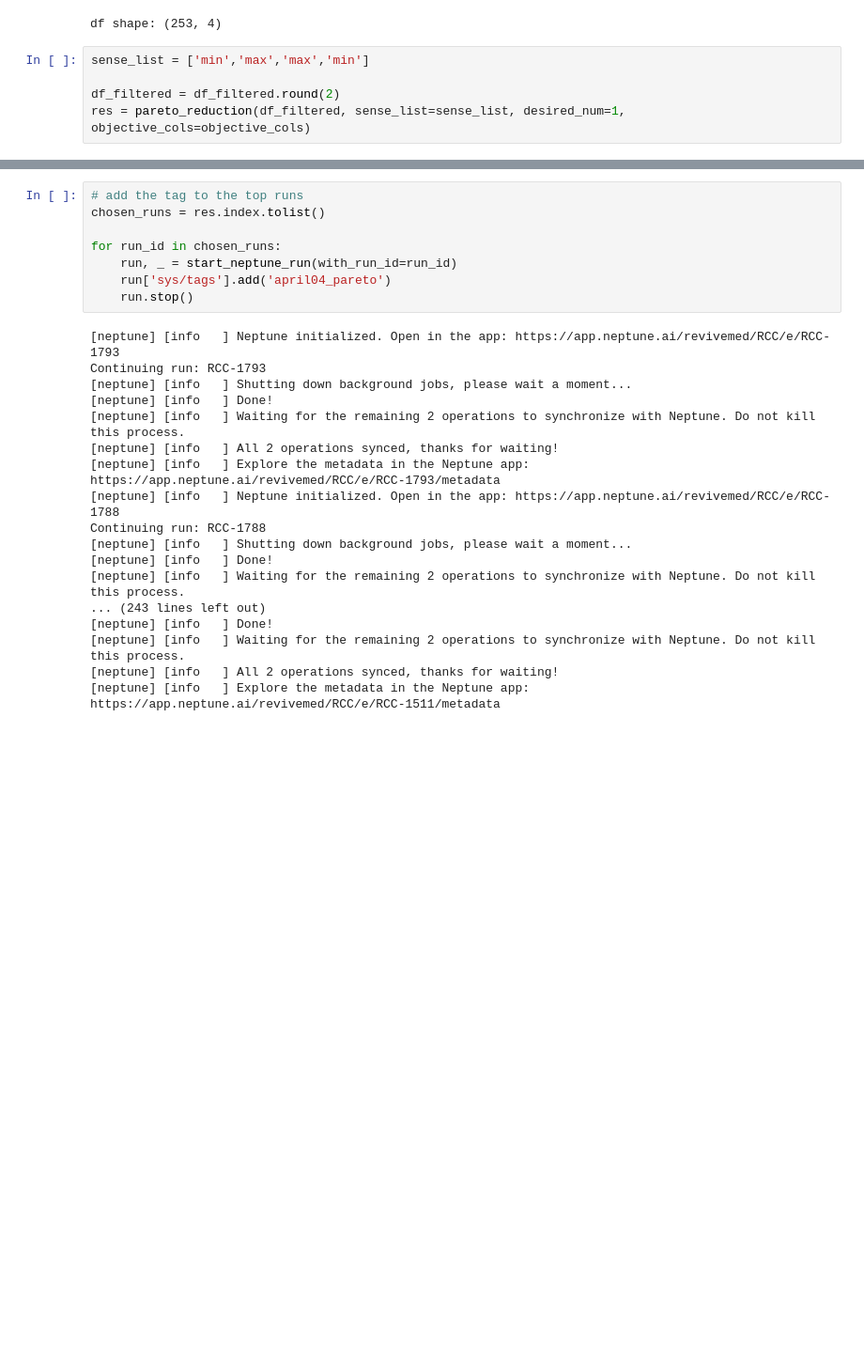
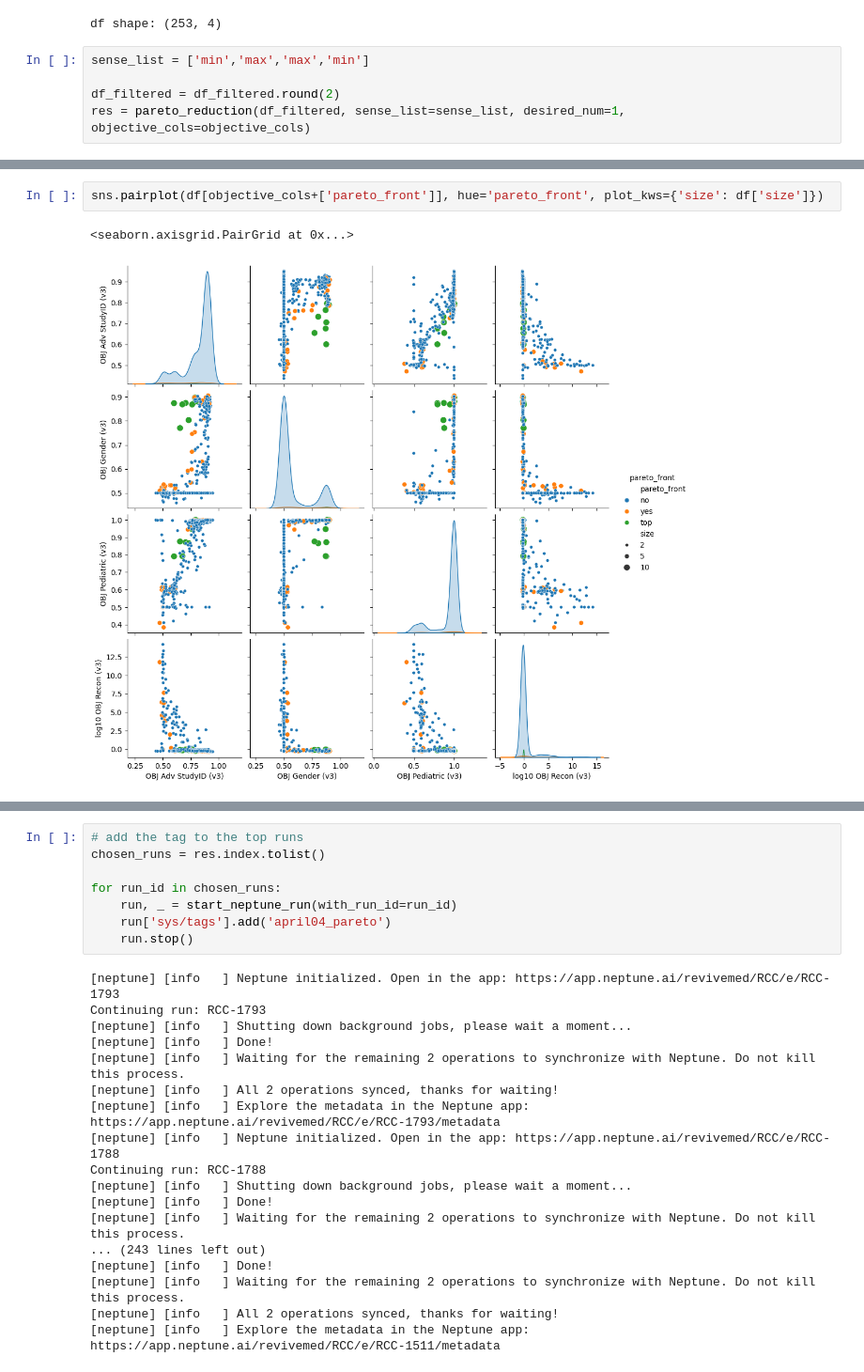
Before and after one commit to ReviveMed/mzEmbed, a Jupyter notebook: ml/choose_best_runs.ipynb, the cells around one changed output, grey strips where cells are left out. Shown at 94% size. Cells and saved outputs as stored; diff of their text form; blank space fills up the shorter version.

```diff
--- a/ml/choose_best_runs.ipynb
+++ b/ml/choose_best_runs.ipynb
@@ -156,0 +166,5 @@ sns.pairplot(df, hue='pareto_front')#,plot_kws={'alpha': 0.5}
+# %%
+sns.pairplot(df[objective_cols+['pareto_front']], hue='pareto_front', plot_kws={'size': df['size']})
+# %% [output]
+<seaborn.axisgrid.PairGrid at 0x...>
+[figure, added]
```
Also changed, not shown: parts of 9 cells of this notebook, 2 other files.
